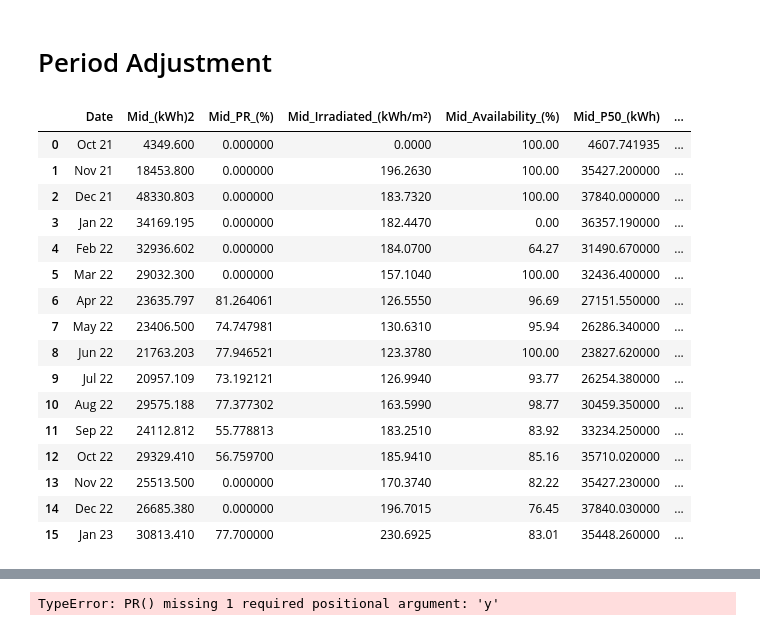
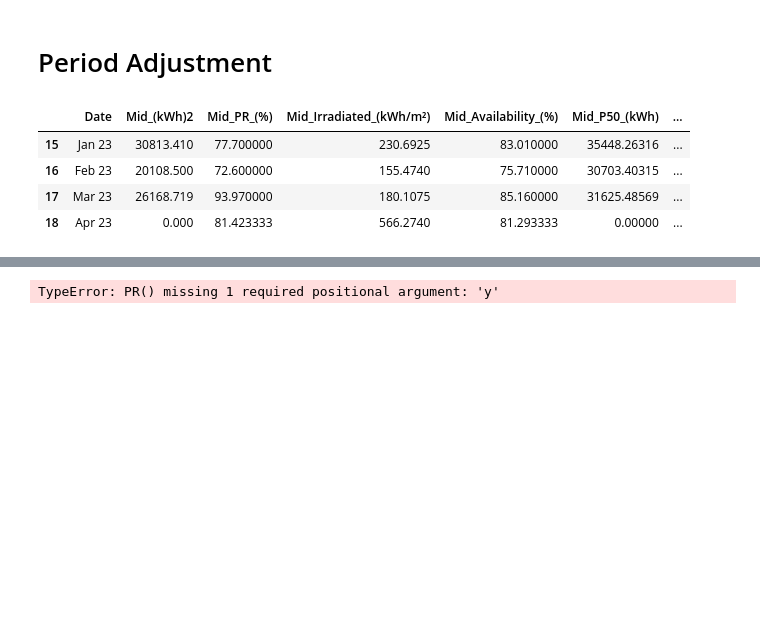
Before and after one commit to mutali57/jupyter-reporting, a Jupyter notebook: MonthlyReport.ipynb, the cells around one changed output, grey strips where cells are left out. Saved outputs shown, nothing was run; the diff lists cells and outputs as text; code cells hidden in the pictures; blank space fills up the shorter version.

```diff
--- a/MonthlyReport.ipynb
+++ b/MonthlyReport.ipynb
@@ -108,52 +108,40 @@ memory usage: 19.5 KB
 # %% [markdown]
 # Period Adjustment
 # %%
-date_start='2021-01-01'
-date_end='2023-01-01'
+date_start='2023-01-01'
+date_end='2023-04-01'
 
 df=df[(df['Date'] >= date_start) & (df['Date'] <= date_end)]
 VerDF=VerDF[(VerDF['Date'] >= date_start) & (VerDF['Date'] <= date_end)]
 MidDF=MidDF[(MidDF['Date'] >= date_start) & (MidDF['Date'] <= date_end)]
 DurDF=DurDF[(DurDF['Date'] >= date_start) & (DurDF['Date'] <= date_end)]
 HerDF=HerDF[(HerDF['Date'] >= date_start) & (HerDF['Date'] <= date_end)]
 HigDF=HigDF[(HigDF['Date'] >= date_start) & (HigDF['Date'] <= date_end)]
 TZADF=TZADF[(TZADF['Date'] >= date_start) & (TZADF['Date'] <= date_end)]
 VerDF
 MidDF
 
 #VerDF=VerDF[(VerDF['Date'] >= '2022-04-01') & (VerDF['Date'] <= '2022-0'+month+'-01')]
 #MidDF=MidDF[(MidDF['Date'] >= '2022-04-01') & (MidDF['Date'] <= '2022-0'+month+'-01')]
 #DurDF=DurDF[(DurDF['Date'] >= '2022-04-01') & (DurDF['Date'] <= '2022-0'+month+'-01')]
 #HerDF=HerDF[(HerDF['Date'] >= '2022-04-01') & (HerDF['Date'] <= '2022-0'+month+'-01')]
 #HigDF=HigDF[(HigDF['Date'] >= '2022-04-01') & (HigDF['Date'] <= '2022-0'+month+'-01')]
 
 df['Date']= df['Date'].dt.strftime('%b %y')
 VerDF['Date']= VerDF['Date'].dt.strftime('%b %y')
 MidDF['Date']= MidDF['Date'].dt. strftime('%b %y')
 HigDF['Date']= HigDF['Date'].dt. strftime('%b %y')
 HerDF['Date']= HerDF['Date'].dt. strftime('%b %y')
 DurDF['Date']= DurDF['Date'].dt. strftime('%b %y')
 TZADF['Date']= TZADF['Date'].dt. strftime('%b %y')
 #VerDF
 MidDF
 # %% [output]
 |  | Date | Mid_(kWh)2 | Mid_PR_(%) | Mid_Irradiated_(kWh/m²) | Mid_Availability_(%) | Mid_P50_(kWh) | ... |
-| 0 | Oct 21 | 4349.600 | 0.000000 | 0.0000 | 100.00 | 4607.741935 | ... |
-| 1 | Nov 21 | 18453.800 | 0.000000 | 196.2630 | 100.00 | 35427.200000 | ... |
-| 2 | Dec 21 | 48330.803 | 0.000000 | 183.7320 | 100.00 | 37840.000000 | ... |
-| 3 | Jan 22 | 34169.195 | 0.000000 | 182.4470 | 0.00 | 36357.190000 | ... |
-| 4 | Feb 22 | 32936.602 | 0.000000 | 184.0700 | 64.27 | 31490.670000 | ... |
-| 5 | Mar 22 | 29032.300 | 0.000000 | 157.1040 | 100.00 | 32436.400000 | ... |
-| 6 | Apr 22 | 23635.797 | 81.264061 | 126.5550 | 96.69 | 27151.550000 | ... |
-| 7 | May 22 | 23406.500 | 74.747981 | 130.6310 | 95.94 | 26286.340000 | ... |
-| 8 | Jun 22 | 21763.203 | 77.946521 | 123.3780 | 100.00 | 23827.620000 | ... |
-| 9 | Jul 22 | 20957.109 | 73.192121 | 126.9940 | 93.77 | 26254.380000 | ... |
-| 10 | Aug 22 | 29575.188 | 77.377302 | 163.5990 | 98.77 | 30459.350000 | ... |
-| 11 | Sep 22 | 24112.812 | 55.778813 | 183.2510 | 83.92 | 33234.250000 | ... |
-| 12 | Oct 22 | 29329.410 | 56.759700 | 185.9410 | 85.16 | 35710.020000 | ... |
-| 13 | Nov 22 | 25513.500 | 0.000000 | 170.3740 | 82.22 | 35427.230000 | ... |
-| 14 | Dec 22 | 26685.380 | 0.000000 | 196.7015 | 76.45 | 37840.030000 | ... |
-| 15 | Jan 23 | 30813.410 | 77.700000 | 230.6925 | 83.01 | 35448.260000 | ... |
+| 15 | Jan 23 | 30813.410 | 77.700000 | 230.6925 | 83.010000 | 35448.26316 | ... |
+| 16 | Feb 23 | 20108.500 | 72.600000 | 155.4740 | 75.710000 | 30703.40315 | ... |
+| 17 | Mar 23 | 26168.719 | 93.970000 | 180.1075 | 85.160000 | 31625.48569 | ... |
+| 18 | Apr 23 | 0.000 | 81.423333 | 566.2740 | 81.293333 | 0.00000 | ... |
 # %%
 
 # Define Data
```
Also changed, not shown: parts of 5 cells of this notebook, 36 other files.
